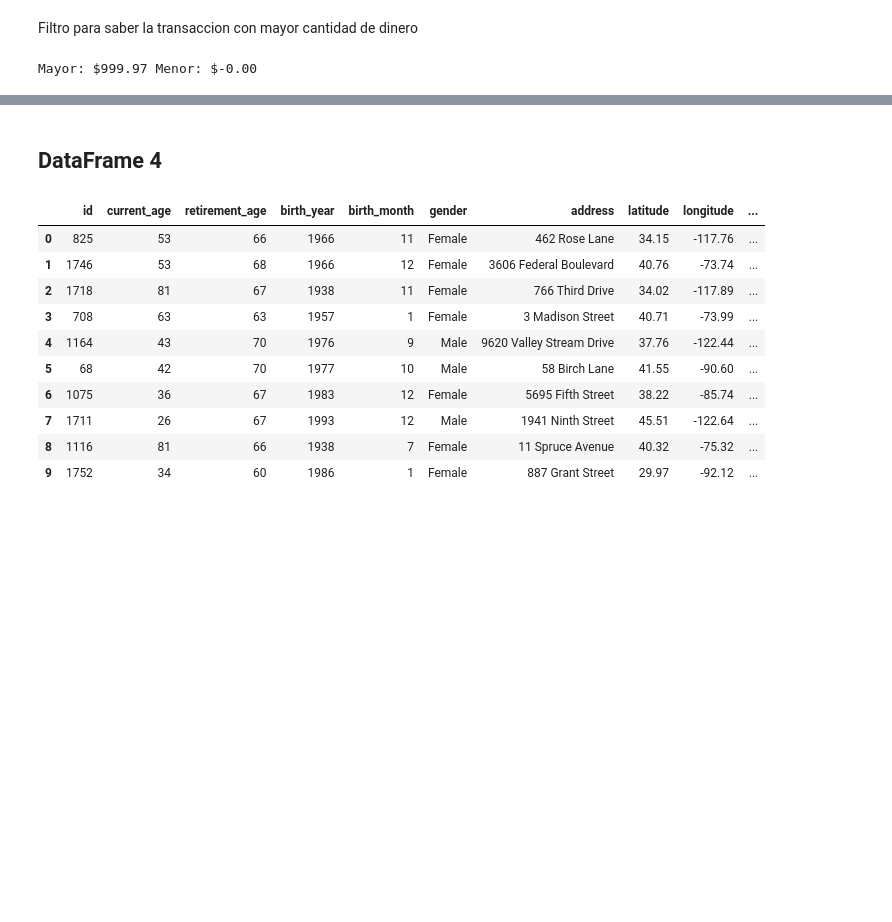
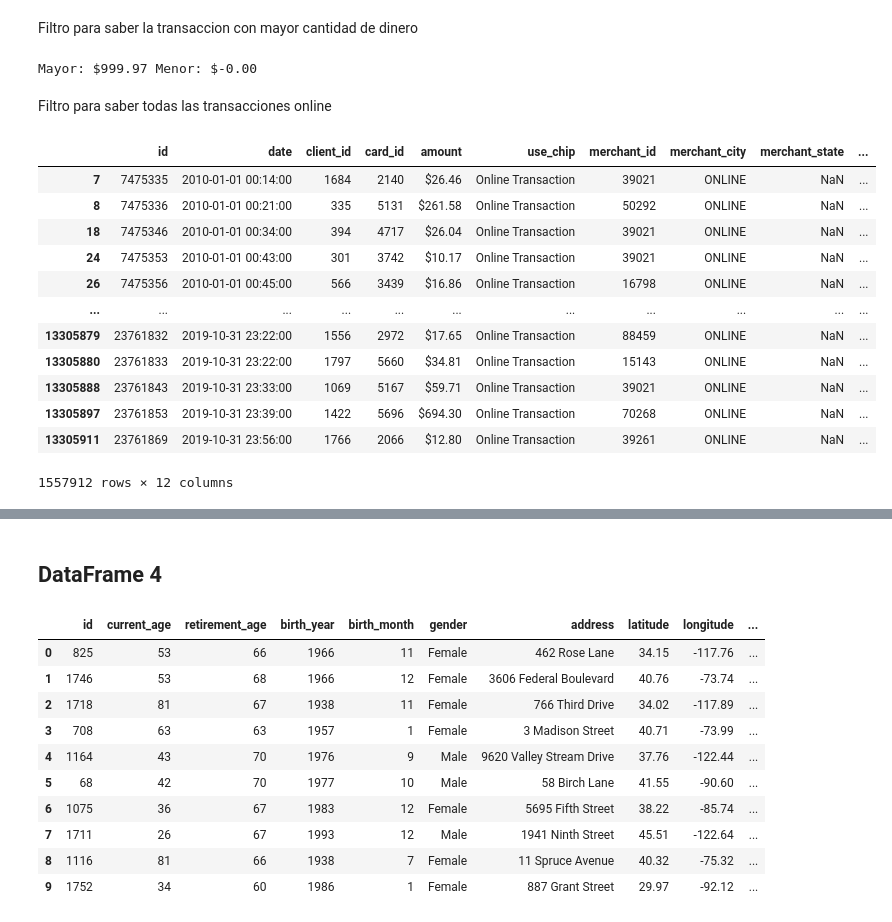
Before and after one commit to robertomalave/Practica_G11, a Jupyter notebook: desarrolloG11.ipynb, the cells around one changed output, grey strips where cells are left out. Drawn from its saved outputs; the diff is of its cells as text; code cells hidden in the pictures; blank space fills up the shorter version.

```diff
--- a/desarrolloG11.ipynb
+++ b/desarrolloG11.ipynb
@@ -213,3 +225,22 @@ minimo = df_transactions["amount"].min()
 print("Mayor:", maximo, "Menor:", minimo)
 # %% [output]
 Mayor: $999.97 Menor: $-0.00
+# %% [markdown]
+Filtro para saber todas las transacciones online
+# %%
+sinchip=df_transactions[df_transactions['use_chip']=='Online Transaction']
+sinchip
+# %% [output]
+|  | id | date | client_id | card_id | amount | use_chip | merchant_id | merchant_city | merchant_state | ... |
+| 7 | 7475335 | 2010-01-01 00:14:00 | 1684 | 2140 | $26.46 | Online Transaction | 39021 | ONLINE | NaN | ... |
+| 8 | 7475336 | 2010-01-01 00:21:00 | 335 | 5131 | $261.58 | Online Transaction | 50292 | ONLINE | NaN | ... |
+| 18 | 7475346 | 2010-01-01 00:34:00 | 394 | 4717 | $26.04 | Online Transaction | 39021 | ONLINE | NaN | ... |
+| 24 | 7475353 | 2010-01-01 00:43:00 | 301 | 3742 | $10.17 | Online Transaction | 39021 | ONLINE | NaN | ... |
+| 26 | 7475356 | 2010-01-01 00:45:00 | 566 | 3439 | $16.86 | Online Transaction | 16798 | ONLINE | NaN | ... |
+| ... | ... | ... | ... | ... | ... | ... | ... | ... | ... | ... |
+| 13305879 | 23761832 | 2019-10-31 23:22:00 | 1556 | 2972 | $17.65 | Online Transaction | 88459 | ONLINE | NaN | ... |
+| 13305880 | 23761833 | 2019-10-31 23:22:00 | 1797 | 5660 | $34.81 | Online Transaction | 15143 | ONLINE | NaN | ... |
+| 13305888 | 23761843 | 2019-10-31 23:33:00 | 1069 | 5167 | $59.71 | Online Transaction | 39021 | ONLINE | NaN | ... |
+| 13305897 | 23761853 | 2019-10-31 23:39:00 | 1422 | 5696 | $694.30 | Online Transaction | 70268 | ONLINE | NaN | ... |
+| 13305911 | 23761869 | 2019-10-31 23:56:00 | 1766 | 2066 | $12.80 | Online Transaction | 39261 | ONLINE | NaN | ... |
+1557912 rows × 12 columns
```
Also changed, not shown: parts of 7 cells of this notebook.
